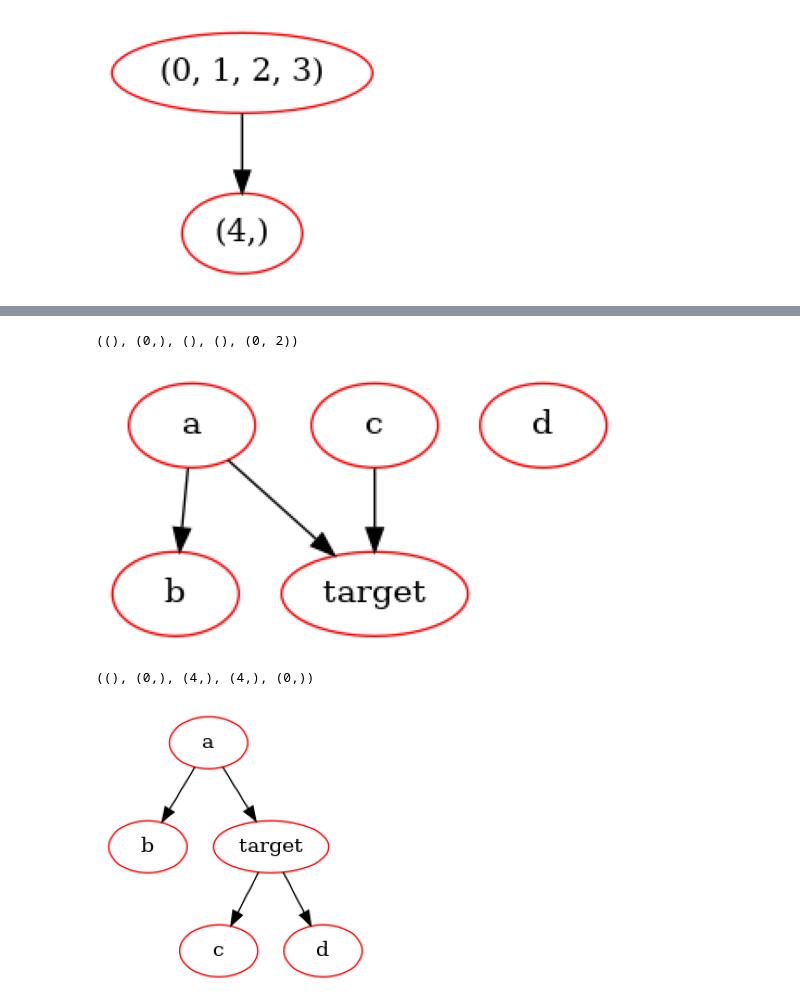
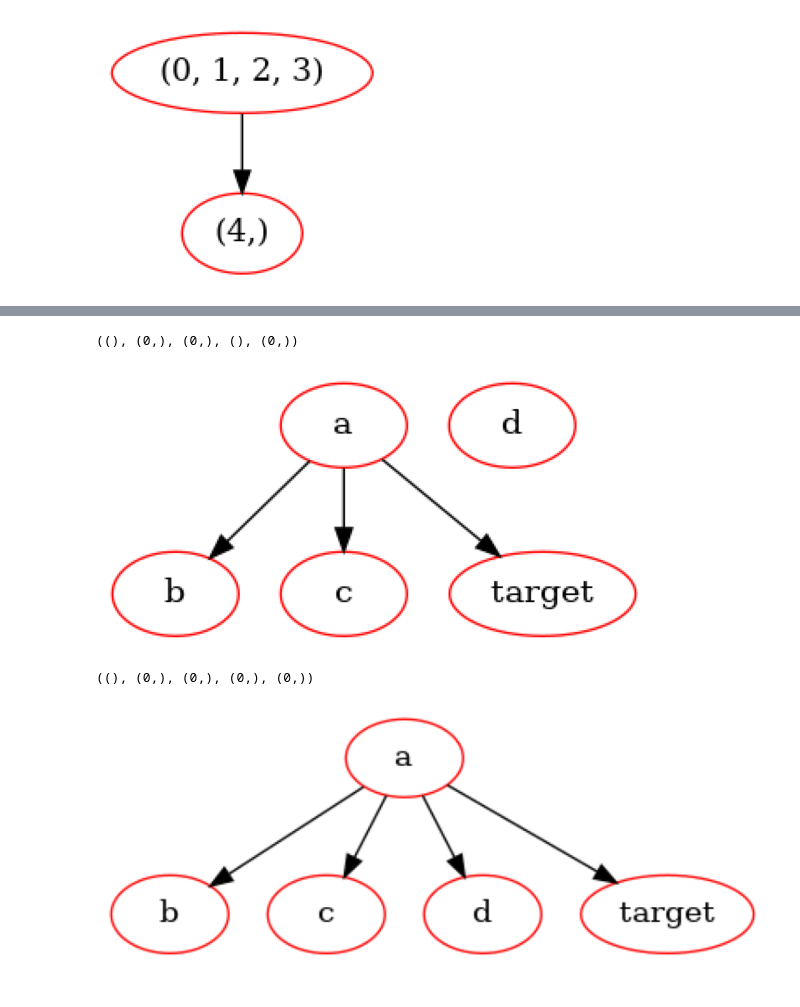
Before and after one commit to cafe-com-analytics/stock_market_index_daily_direction, a Jupyter notebook: notebooks/testing_pomegranate.ipynb, the cells around one changed output, grey strips where cells are left out. Cells and saved outputs as stored; diff of their text form; code cells hidden in the pictures.

```diff
--- a/notebooks/testing_pomegranate.ipynb
+++ b/notebooks/testing_pomegranate.ipynb
@@ -32,6 +32,7 @@ np.random.seed(42)
 
 X = np.random.randint(4, size=(1000, 5))
 X[:, 1] = X[:, 0]*2
+X[:, 2] = X[:, 1]*3
 X[:, -1] = X[:, 0]*X[:, 1]+X[:, 2]
 X = pd.DataFrame(X, columns=['a', 'b', 'c', 'd', 'target'])
 
@@ -87,16 +88,16 @@ model.plot()
 # %%
-model = BayesianNetwork.from_samples(X, algorithm='greedy', state_names=X.columns, constraint_graph=a)
+model = BayesianNetwork.from_samples(X, algorithm='greedy', state_names=X.columns)
 print(model.structure)
 plt.figure(figsize=(20, 5))
 model.plot()
 # %% [output]
-((), (0,), (), (), (0, 2))
+((), (0,), (0,), (), (0,))
-[figure, old version]
+[figure, new version]
 # %%
-model = BayesianNetwork.from_samples(X, algorithm='chow-liu', state_names=X.columns, constraint_graph=a)
+model = BayesianNetwork.from_samples(X, algorithm='chow-liu', state_names=X.columns)
 print(model.structure)
 plt.figure(figsize=(20, 5))
 model.plot()
 # %% [output]
-((), (0,), (4,), (4,), (0,))
+((), (0,), (0,), (0,), (0,))
-[figure, old version]
+[figure, new version]
```
Also changed, not shown: parts of 3 cells of this notebook, 2 other files.
